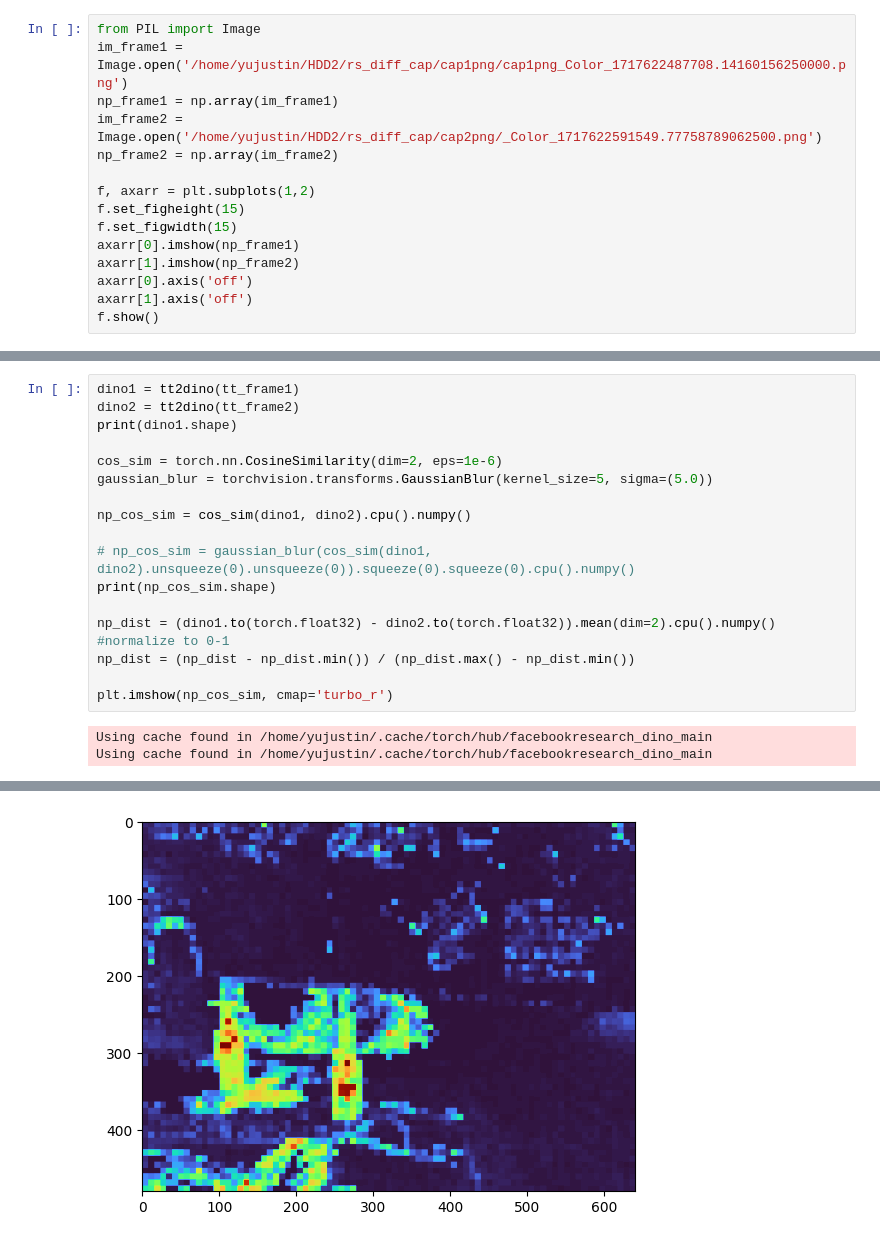
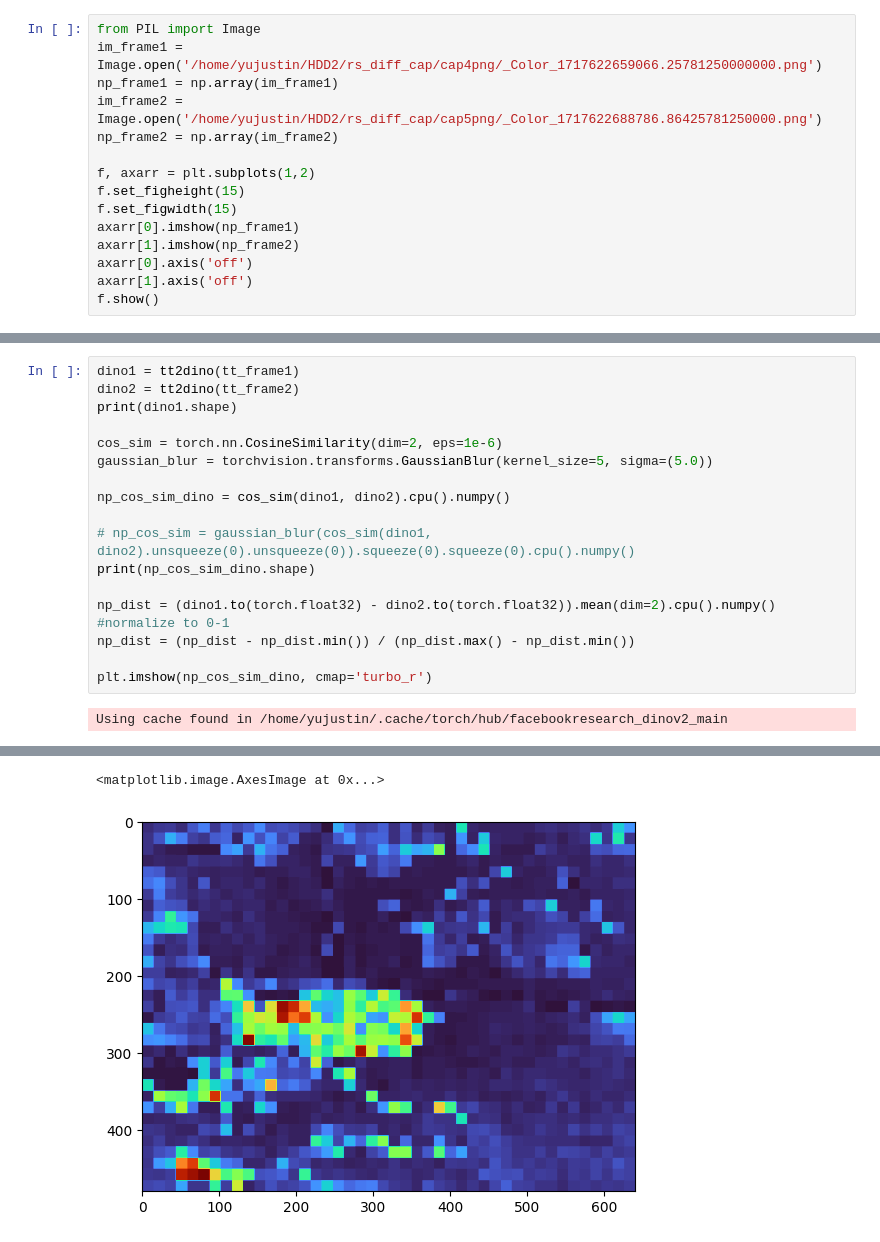
Before and after one commit to uynitsuj/LEGS, a Jupyter notebook: l3gs/l3gs/scripts/differencing.ipynb, the cells around one changed output, grey strips where cells are left out. Saved outputs shown, nothing was run; the diff lists cells and outputs as text.

Commit message:
dinov2

```diff
--- a/l3gs/l3gs/scripts/differencing.ipynb
+++ b/l3gs/l3gs/scripts/differencing.ipynb
@@ -103,8 +134,8 @@ with open('/home/yujustin/HDD2/rs_diff_cap/cap1png/cap1_Depth_1717622487708.1235
 # %%
 from PIL import Image
-im_frame1 = Image.open('/home/yujustin/HDD2/rs_diff_cap/cap1png/cap1png_Color_1717622487708.14160156250000.png')
+im_frame1 = Image.open('/home/yujustin/HDD2/rs_diff_cap/cap4png/_Color_1717622659066.25781250000000.png')
 np_frame1 = np.array(im_frame1)
-im_frame2 = Image.open('/home/yujustin/HDD2/rs_diff_cap/cap2png/_Color_1717622591549.77758789062500.png')
+im_frame2 = Image.open('/home/yujustin/HDD2/rs_diff_cap/cap5png/_Color_1717622688786.86425781250000.png')
 np_frame2 = np.array(im_frame2)
 
 f, axarr = plt.subplots(1,2)
@@ -193,16 +224,15 @@ print(dino1.shape)
 cos_sim = torch.nn.CosineSimilarity(dim=2, eps=1e-6)
 gaussian_blur = torchvision.transforms.GaussianBlur(kernel_size=5, sigma=(5.0))
 
-np_cos_sim = cos_sim(dino1, dino2).cpu().numpy()
+np_cos_sim_dino = cos_sim(dino1, dino2).cpu().numpy()
 
 # np_cos_sim = gaussian_blur(cos_sim(dino1, dino2).unsqueeze(0).unsqueeze(0)).squeeze(0).squeeze(0).cpu().numpy()
-print(np_cos_sim.shape)
+print(np_cos_sim_dino.shape)
 
 np_dist = (dino1.to(torch.float32) - dino2.to(torch.float32)).mean(dim=2).cpu().numpy()
 #normalize to 0-1
 np_dist = (np_dist - np_dist.min()) / (np_dist.max() - np_dist.min())
 
-plt.imshow(np_cos_sim, cmap='turbo_r')
+plt.imshow(np_cos_sim_dino, cmap='turbo_r')
 # %% [output]
-Using cache found in /home/yujustin/.cache/torch/hub/facebookresearch_dino_main
-Using cache found in /home/yujustin/.cache/torch/hub/facebookresearch_dino_main
+Using cache found in /home/yujustin/.cache/torch/hub/facebookresearch_dinov2_main
@@ -212 +246,2 @@ torch.Size([480, 640, 384])
+<matplotlib.image.AxesImage at 0x...>
-[figure, old version]
+[figure, new version]
```
Also changed, not shown: parts of 13 cells of this notebook, 2 other files.
